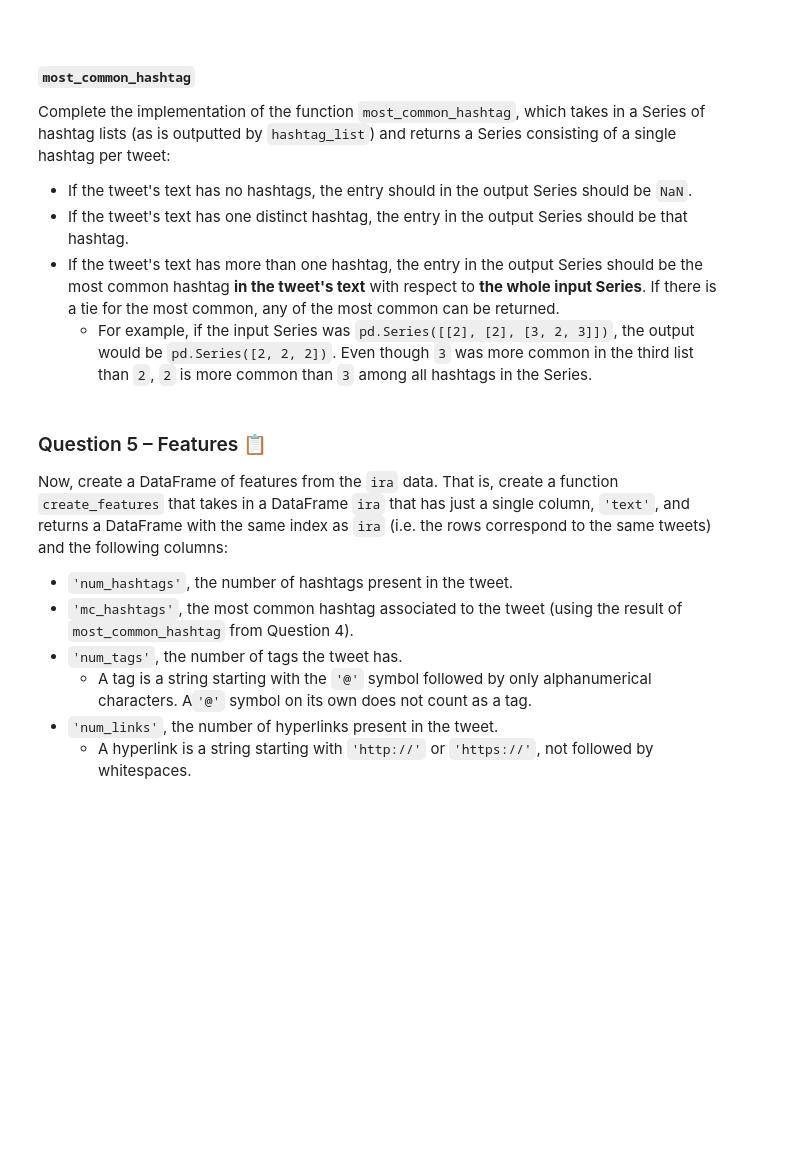
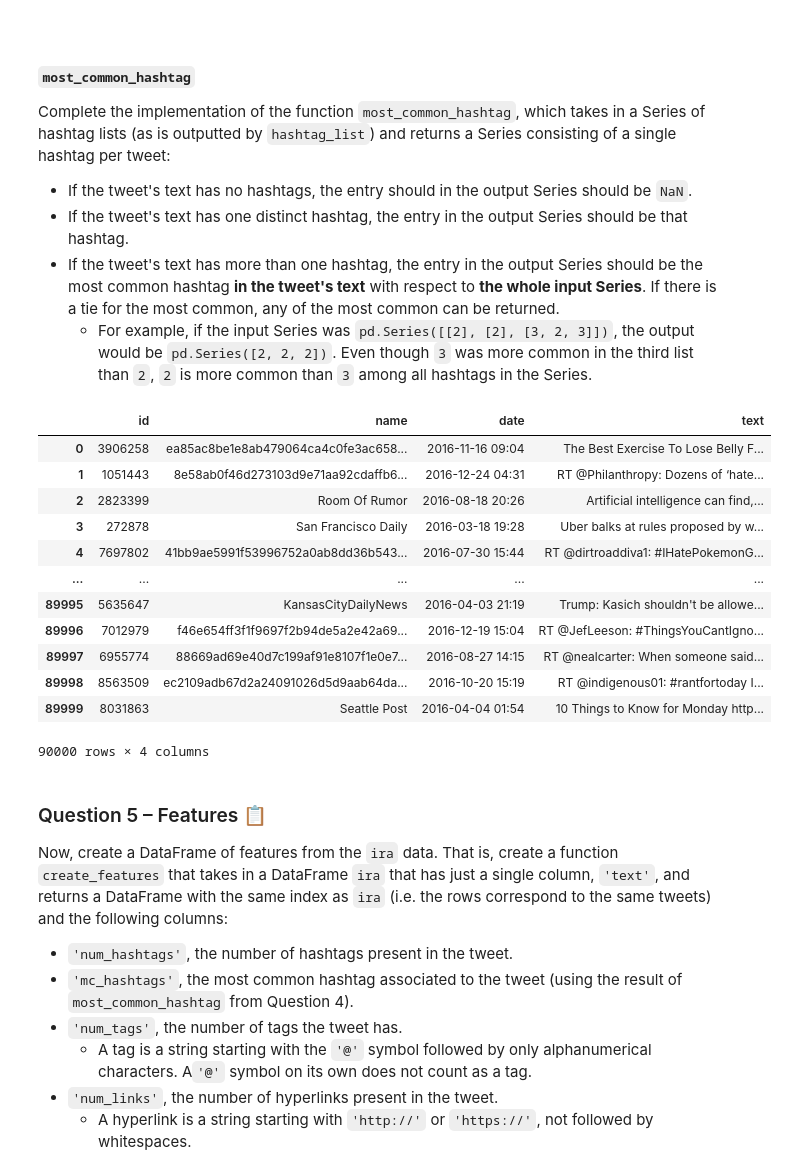
Before and after one commit to folicks/dsc80-2024-fa, a Jupyter notebook: labs/lab07/lab.ipynb, the cells around one changed output. Cells and saved outputs as stored; diff of their text form; code cells hidden in the pictures; blank space fills up the shorter version.

```diff
--- a/labs/lab07/lab.ipynb
+++ b/labs/lab07/lab.ipynb
@@ -251,6 +272,22 @@ Complete the implementation of the function `most_common_hashtag`, which takes i
 # So, make sure to thoroughly test your work yourself!
 fp = os.path.join('data', 'ira.csv')
 ira = pd.read_csv(fp, names=['id', 'name', 'date', 'text'])
+# %%
+ira
+# %% [output]
+|  | id | name | date | text |
+| 0 | 3906258 | ea85ac8be1e8ab479064ca4c0fe3ac658... | 2016-11-16 09:04 | The Best Exercise To Lose Belly F... |
+| 1 | 1051443 | 8e58ab0f46d273103d9e71aa92cdaffb6... | 2016-12-24 04:31 | RT @Philanthropy: Dozens of ‘hate... |
+| 2 | 2823399 | Room Of Rumor | 2016-08-18 20:26 | Artificial intelligence can find,... |
+| 3 | 272878 | San Francisco Daily | 2016-03-18 19:28 | Uber balks at rules proposed by w... |
+| 4 | 7697802 | 41bb9ae5991f53996752a0ab8dd36b543... | 2016-07-30 15:44 | RT @dirtroaddiva1: #IHatePokemonG... |
+| ... | ... | ... | ... | ... |
+| 89995 | 5635647 | KansasCityDailyNews | 2016-04-03 21:19 | Trump: Kasich shouldn't be allowe... |
+| 89996 | 7012979 | f46e654ff3f1f9697f2b94de5a2e42a69... | 2016-12-19 15:04 | RT @JefLeeson: #ThingsYouCantIgno... |
+| 89997 | 6955774 | 88669ad69e40d7c199af91e8107f1e0e7... | 2016-08-27 14:15 | RT @nealcarter: When someone said... |
+| 89998 | 8563509 | ec2109adb67d2a24091026d5d9aab64da... | 2016-10-20 15:19 | RT @indigenous01: #rantfortoday I... |
+| 89999 | 8031863 | Seattle Post | 2016-04-04 01:54 | 10 Things to Know for Monday http... |
+90000 rows × 4 columns
 # %%
 grader.check("q4")
 # %% [markdown]
```
Also changed, not shown: parts of 3 cells of this notebook, 34 other files.
